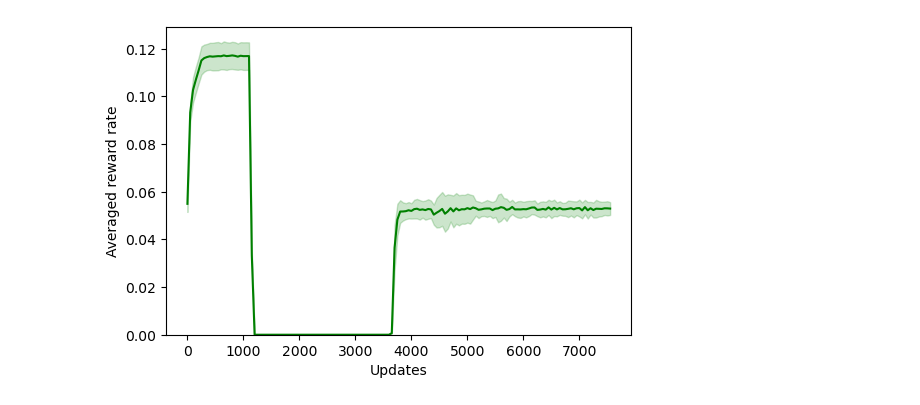
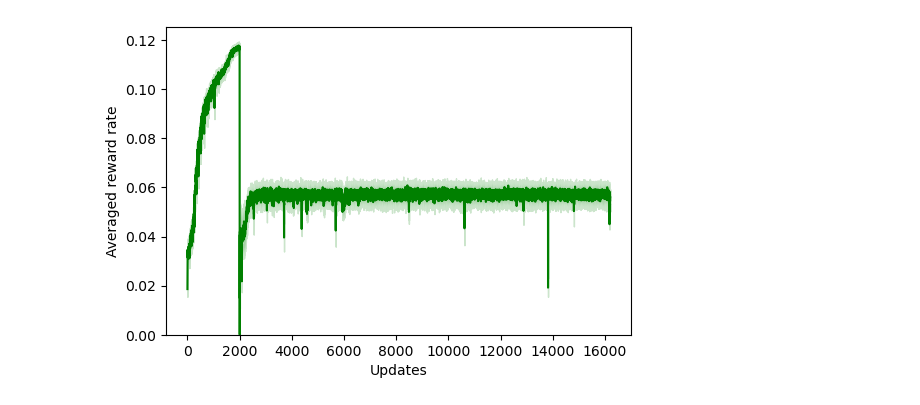
Before and after one commit to davidgbe/favorably_connected, a Jupyter notebook: notebooks/learning_baseline_exp_stoch_rewards.ipynb, the cells around one changed output. Saved outputs shown, nothing was run; the diff lists cells and outputs as text; code cells hidden in the pictures.

Commit message:
with working agent

```diff
--- a/notebooks/learning_baseline_exp_stoch_rewards.ipynb
+++ b/notebooks/learning_baseline_exp_stoch_rewards.ipynb
@@ -5,7 +5,7 @@ import os
 import matplotlib as mpl
 import matplotlib.pyplot as plt
 
-AVERAGING_SIZE = 50
+AVERAGING_SIZE = 20
 # %%
 def load_data(data_path):
     file_names = glob.glob(data_path)
@@ -14,7 +14,7 @@ def load_data(data_path):
         data_for_file = np.load(file_name)
         data.append(data_for_file)
     data = np.concatenate(data, axis=1)
-    reduced_data = np.empty((data.shape[0], int(data.shape[1] / AVERAGING_SIZE)))
+    reduced_data = np.empty((data.shape[0], int(data.shape[1] / AVERAGING_SIZE) + 1))
     for k in range(0, data.shape[1], AVERAGING_SIZE):
         reduced_data[:, int(k / AVERAGING_SIZE)] = data[:, k:k + AVERAGING_SIZE].mean(axis=1)
     return reduced_data
@@ -157,5 +157,5 @@ print()
 # %%
-data_dir = '../data/rl_agent_outputs/det_reward_to_stoch_many_reward_sites_2024-08-15_09_27_20_718621/reward_rates'
+data_dir = '../data/rl_agent_outputs/det_reward_to_stoch_1000_step_2024-08-19_22_49_05_519866/reward_rates'
 # ctrl_data_dir = '../data/naive_agent_outputs/det_reward_to_stoch_many_reward_sites_2024-08-13_08_31_35_375468'
 
 reduced_data = load_data(os.path.join(data_dir, '*.npy'))
@@ -194,31 +194,31 @@ fig, axs = plt.subplots(1, 1, figsize=(6 * scale, 4 * scale))
 
 # axs.plot(
 #     np.arange(ctrl_data.shape[1]) * AVERAGING_SIZE,
 #     np.mean(ctrl_data.T, axis=1),
 #     '--',
 #     c='black',
 #     zorder=1,
 # )
 
 axs.fill_between(
     np.arange(reduced_data.shape[1]) * AVERAGING_SIZE,
     np.mean(reduced_data.T, axis=1) - np.std(reduced_data.T, axis=1),
     np.mean(reduced_data.T, axis=1) + np.std(reduced_data.T, axis=1),
     color='green',
     alpha=0.2,
     zorder=1,
 )
 
 axs.plot(
     np.arange(reduced_data.shape[1]) * AVERAGING_SIZE,
     np.mean(reduced_data.T, axis=1),
     c='green',
     zorder=1,
 )
 
 axs.set_ylim(0)
 axs.set_ylabel('Averaged reward rate')
 axs.set_xlabel('Updates')
 print()
 # %% [output]
-[figure, old version]
+[figure, new version]
```
Also changed, not shown: parts of 6 cells of this notebook, 7 other files.
